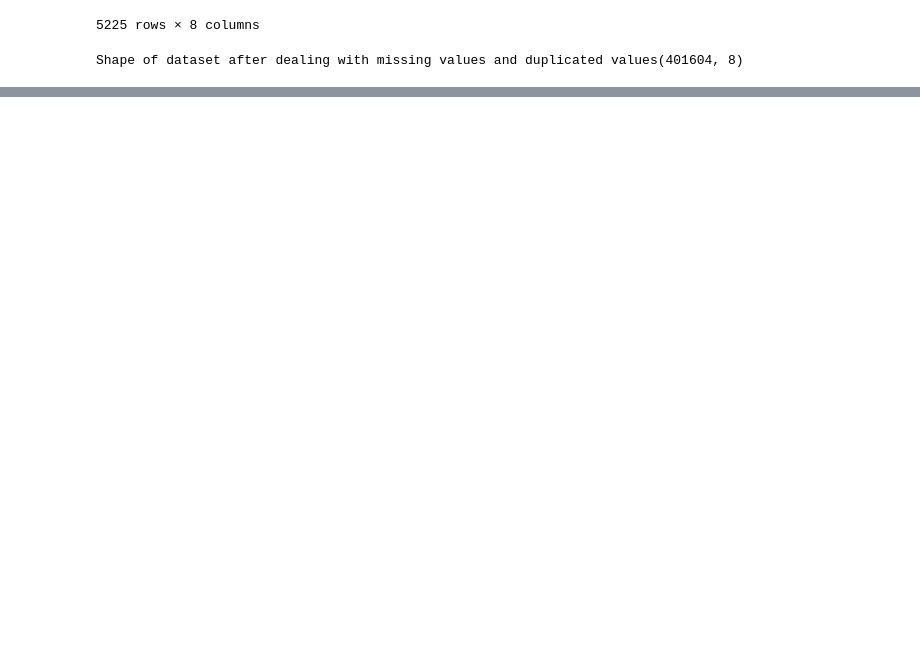
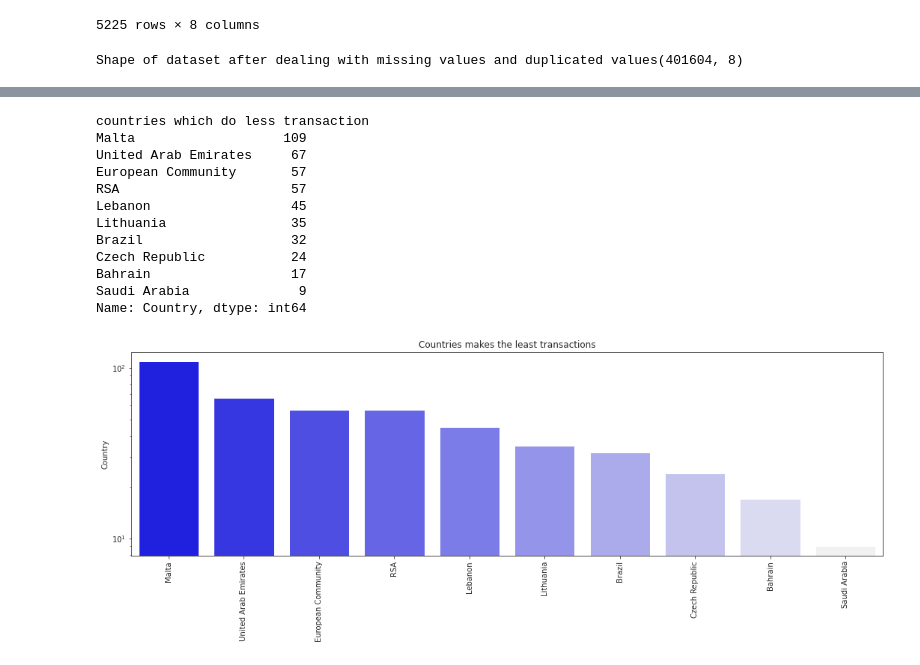
Before and after one commit to pavi-1994/retail_customer_segmentation_capstone_project, a Jupyter notebook: retail_customer_segmentation_capstone_project.ipynb, the cells around one changed output, grey strips where cells are left out. Saved outputs shown, nothing was run; the diff lists cells and outputs as text; code cells hidden in the pictures; blank space fills up the shorter version.

```diff
--- a/retail_customer_segmentation_capstone_project.ipynb
+++ b/retail_customer_segmentation_capstone_project.ipynb
@@ -245,3 +245,12 @@ customer_df.drop_duplicates(inplace=True)
 print(f'Shape of dataset after dealing with missing values and duplicated values{customer_df.shape}')
 # %% [output]
 Shape of dataset after dealing with missing values and duplicated values(401604, 8)
+# %%
+#count of observation whose length of stockcode less than 5
+print("\n'StockCode' length less than 5\n")
+print(((customer_df['StockCode'].str.len())<5).value_counts())
+
+#droping the observation whose stockcode length < 5
+customer_df=customer_df.drop(customer_df[(customer_df['StockCode'].str.len())<5].index)
+
+print(f"after droping observations based on length of stockcode <5 is {customer_df.shape}")
@@ -247,0 +389,31 @@ Shape of dataset after dealing with missing values and duplicated values(401604,
+# %%
+#countries which do less transaction
+print("countries which do less transaction")
+low_country_transaction=customer_df['Country'].value_counts().iloc[-10:]
+print(low_country_transaction)
+print("\n")
+
+#Countries makes the least transactions
+sns.set_style('ticks')
+plt.figure(figsize=(18,5));
+low_country_transaction=customer_df['Country'].value_counts().iloc[-10:]
+pal = sns.light_palette("blue",n_colors=len(low_country_transaction))
+sns.barplot(x=low_country_transaction.index, y=low_country_transaction, palette=np.array(pal[::-1]))
+plt.title('Countries makes the least transactions')
+plt.yscale('log')
+plt.xticks(rotation=90)
+plt.show()
+# %% [output]
+countries which do less transaction
+Malta                   109
+United Arab Emirates     67
+European Community       57
+RSA                      57
+Lebanon                  45
+Lithuania                35
+Brazil                   32
+Czech Republic           24
+Bahrain                  17
+Saudi Arabia              9
+Name: Country, dtype: int64
+[figure, added]
```
Also changed, not shown: parts of 63 cells of this notebook.
